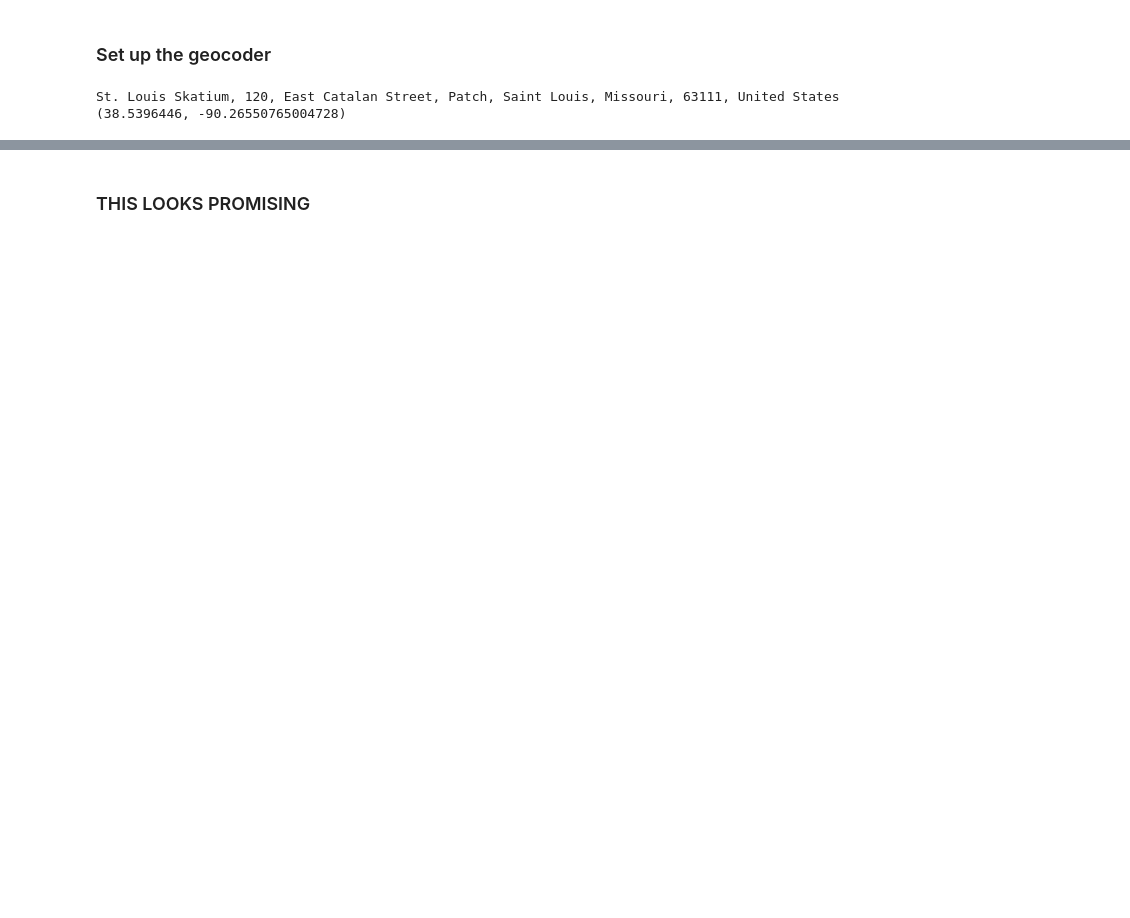
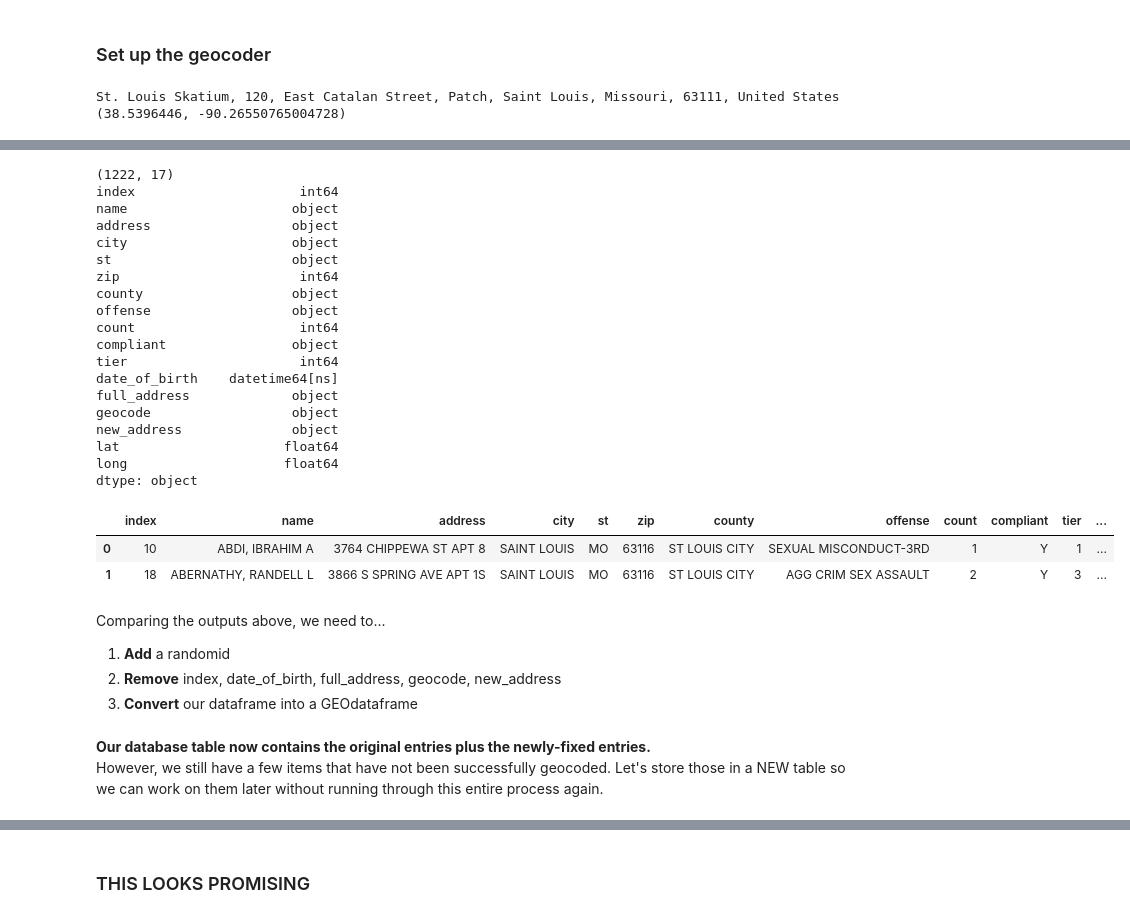
Before and after one commit to PMattox/dsa_masters, a Jupyter notebook: DSA_Capstone/Failed_Geocoding_MSOR.ipynb, the cells around one changed output, grey strips where cells are left out. Drawn from its saved outputs; the diff is of its cells as text; code cells hidden in the pictures; blank space fills up the shorter version.

Commit message:
recovered over 90 percent of geocode failures

```diff
--- a/DSA_Capstone/Failed_Geocoding_MSOR.ipynb
+++ b/DSA_Capstone/Failed_Geocoding_MSOR.ipynb
@@ -127,0 +176,3 @@ St. Louis Skatium, 120, East Catalan Street, Patch, Saint Louis, Missouri, 63111
+# %%
+# work up new addresses that are geocoder-compatible
+msor_nogeo['new_address'] = msor_nogeo['new_address'] + "," + msor_nogeo['city'] + "," + msor_nogeo['st']
@@ -127,0 +186,3 @@ St. Louis Skatium, 120, East Catalan Street, Patch, Saint Louis, Missouri, 63111
+# %%
+# send the updated addresses back to the geocoder
+msor_nogeo['geocode'] = msor_nogeo.new_address.apply(geolocator.geocode)
@@ -127,0 +201,13 @@ St. Louis Skatium, 120, East Catalan Street, Patch, Saint Louis, Missouri, 63111
+# %%
+# downselect our 'msor_nogeo' gdf to only the items that now have geocodes
+# remove rows that do not have location data
+msor_nogeo_fixed = msor_nogeo.dropna().copy()
+
+# find all rows where the geocode still did not populate
+# save them in a new df so we can examine them later
+msor_nogeo_v2 = msor_nogeo[msor_nogeo['geocode'].isna()].copy()
+# %%
+# set up the gdf to visualize the results
+# get the latitude and longitude values from the geodata column and put them in their own columns for easier plotting
+msor_nogeo_fixed['lat'] = [g.latitude for g in msor_nogeo_fixed.geocode]
+msor_nogeo_fixed['long'] = [g.longitude for g in msor_nogeo_fixed.geocode]
@@ -127,0 +268,33 @@ St. Louis Skatium, 120, East Catalan Street, Patch, Saint Louis, Missouri, 63111
+# %%
+# compare this to the same info from the df we're been working on
+print(msor_nogeo_fixed.shape)
+print(msor_nogeo_fixed.dtypes)
+msor_nogeo_fixed.head(2)
+# %% [output]
+(1222, 17)
+index                     int64
+name                     object
+address                  object
+city                     object
+st                       object
+zip                       int64
+county                   object
+offense                  object
+count                     int64
+compliant                object
+tier                      int64
+date_of_birth    datetime64[ns]
+full_address             object
+geocode                  object
+new_address              object
+lat                     float64
+long                    float64
+dtype: object
+|  | index | name | address | city | st | zip | county | offense | count | compliant | tier | ... |
+| 0 | 10 | ABDI, IBRAHIM A | 3764 CHIPPEWA ST APT 8 | SAINT LOUIS | MO | 63116 | ST LOUIS CITY | SEXUAL MISCONDUCT-3RD | 1 | Y | 1 | ... |
+| 1 | 18 | ABERNATHY, RANDELL L | 3866 S SPRING AVE APT 1S | SAINT LOUIS | MO | 63116 | ST LOUIS CITY | AGG CRIM SEX ASSAULT | 2 | Y | 3 | ... |
+# %% [markdown]
+Comparing the outputs above, we need to...
+1. **Add** a randomid
+2. **Remove** index, date_of_birth, full_address, geocode, new_address
+3. **Convert** our dataframe into a GEOdataframe
@@ -127,0 +348,3 @@ St. Louis Skatium, 120, East Catalan Street, Patch, Saint Louis, Missouri, 63111
+# %% [markdown]
+**Our database table now contains the original entries plus the newly-fixed entries.**
+However, we still have a few items that have not been successfully geocoded. Let's store those in a NEW table so we can work on them later without running through this entire process again.
```
Also changed, not shown: parts of 28 cells of this notebook, 2 other files.
